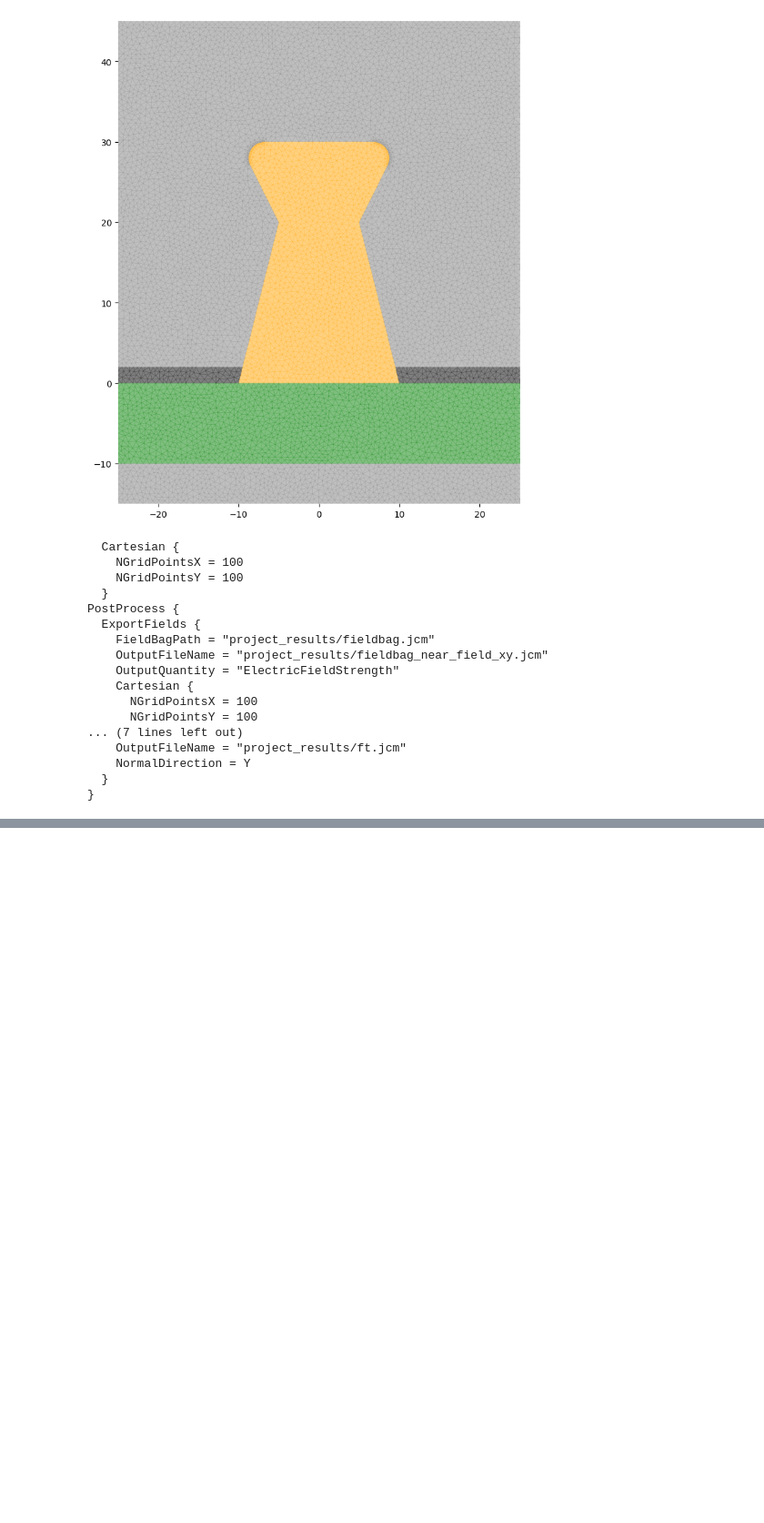
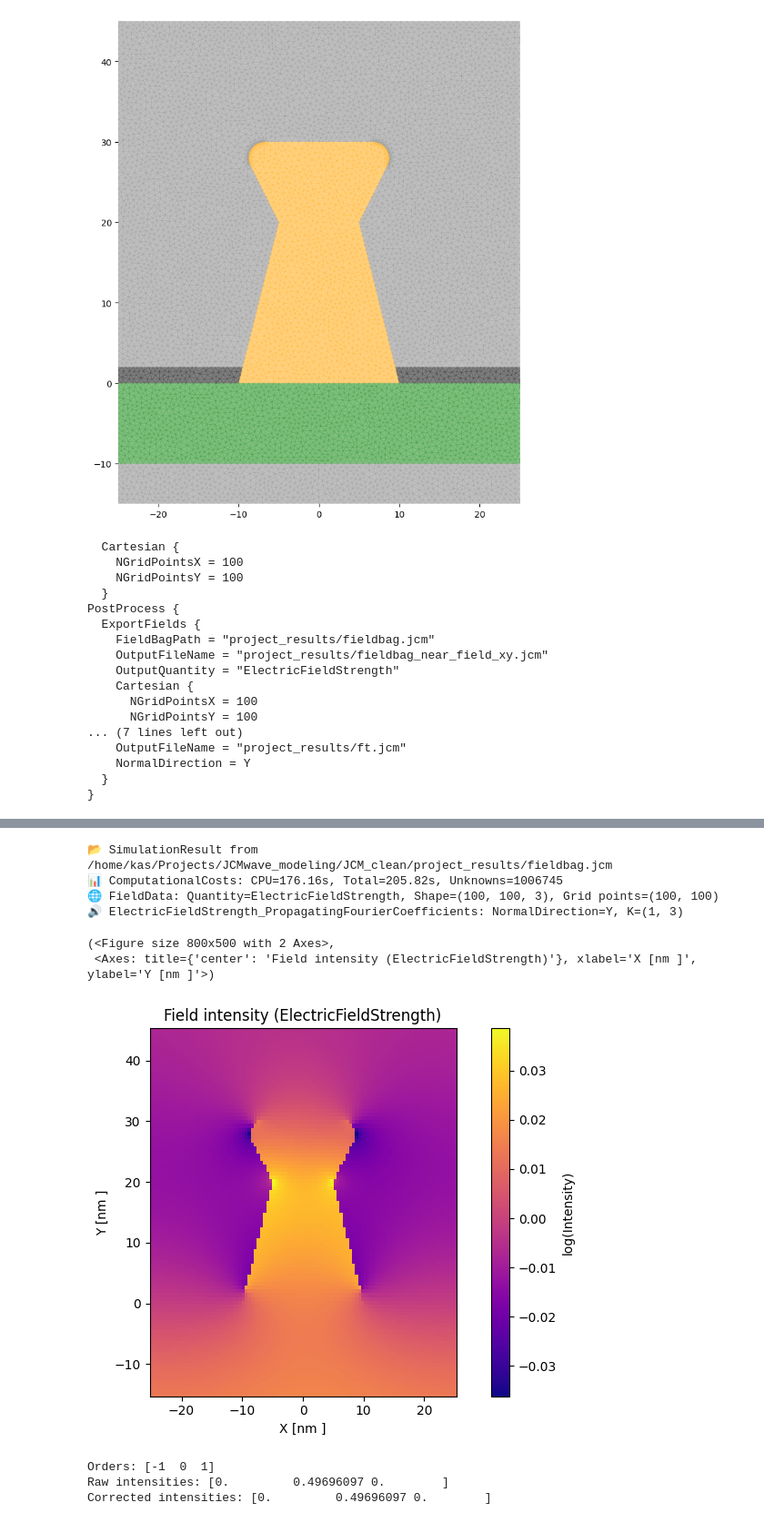
Before and after one commit to kasandrle/JCMwave_modeling, a Jupyter notebook: notbooks/start.ipynb, the cells around one changed output, grey strips where cells are left out. Shown at 91% size. Cells and saved outputs as stored; diff of their text form; code cells hidden in the pictures; blank space fills up the shorter version.

```diff
--- a/notbooks/start.ipynb
+++ b/notbooks/start.ipynb
@@ -300,0 +308,65 @@ ax1.set_aspect('equal')
+# %%
+raw = results  # your giant list of dicts
+
+# First dict: computational costs
+comp = ComputationalCosts(**raw[0]["computational_costs"])
+
+# Second dict: field data
+fd = FieldData(
+    field=raw[1]["field"],
+    grid=raw[1]["grid"],
+    X=raw[1]["X"],
+    Y=raw[1]["Y"],
+    Z=raw[1]["Z"],
+    header=raw[1]["header"]
+)
+
+# Third dict: Fourier coefficients
+fourier = FourierCoefficients(
+    title=raw[2]["title"],
+    header=raw[2]["header"],
+    K=raw[2]["K"],
+    N1=raw[2]["N1"],
+    N2=raw[2]["N2"],
+    ElectricFieldStrength=raw[2]["ElectricFieldStrength"]
+)
+
+# Wrap into SimulationResult
+result = SimulationResult(
+    file=raw[0]["file"],
+    computational_costs=comp,
+    field_data=fd,
+    fourier=fourier
+)
+
+print(result.summary())
+# %% [output]
+📂 SimulationResult from /home/kas/Projects/JCMwave_modeling/JCM_clean/project_results/fieldbag.jcm
+📊 ComputationalCosts: CPU=176.16s, Total=205.82s, Unknowns=1006745
+🌐 FieldData: Quantity=ElectricFieldStrength, Shape=(100, 100, 3), Grid points=(100, 100)
+🔊 ElectricFieldStrength_PropagatingFourierCoefficients: NormalDirection=Y, K=(1, 3)
+# %%
+fd = result.field_data   # your FieldData object
+fd.plot_field(index=0, log=True, cmap="plasma")
+# %% [output]
+(<Figure size 800x500 with 2 Axes>,
+ <Axes: title={'center': 'Field intensity (ElectricFieldStrength)'}, xlabel='X [nm ]', ylabel='Y [nm ]'>)
+[figure, added]
+# %%
+fourier = FourierCoefficients(
+    title=raw[2]["title"],
+    header=raw[2]["header"],
+    K=raw[2]["K"],
+    N1=raw[2]["N1"],
+    N2=raw[2]["N2"],
+    ElectricFieldStrength=raw[2]["ElectricFieldStrength"]
+)
+
+res = fourier.compute_order_intensities(orders_uni=[-1, 0, 1])
+print("Orders:", res["orders"])
+print("Raw intensities:", res["raw"])
+print("Corrected intensities:", res["corrected"])
+# %% [output]
+Orders: [-1  0  1]
+Raw intensities: [0.         0.49696097 0.        ]
+Corrected intensities: [0.         0.49696097 0.        ]
```
Also changed, not shown: parts of 12 cells of this notebook, 2 other files.
